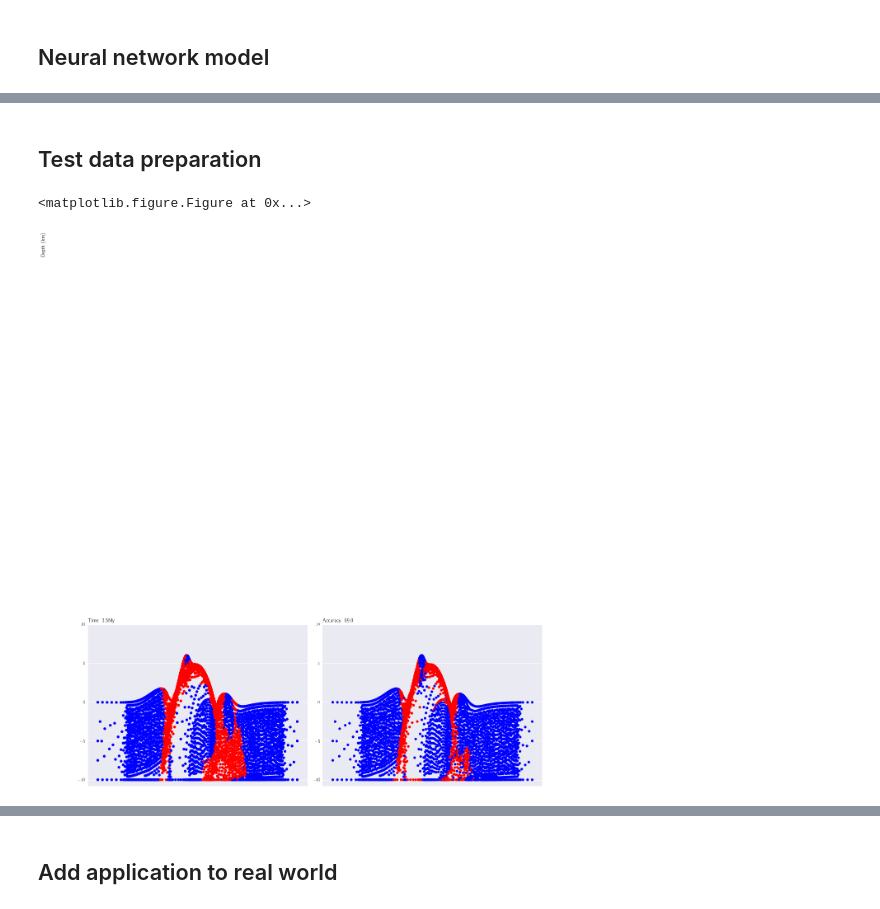
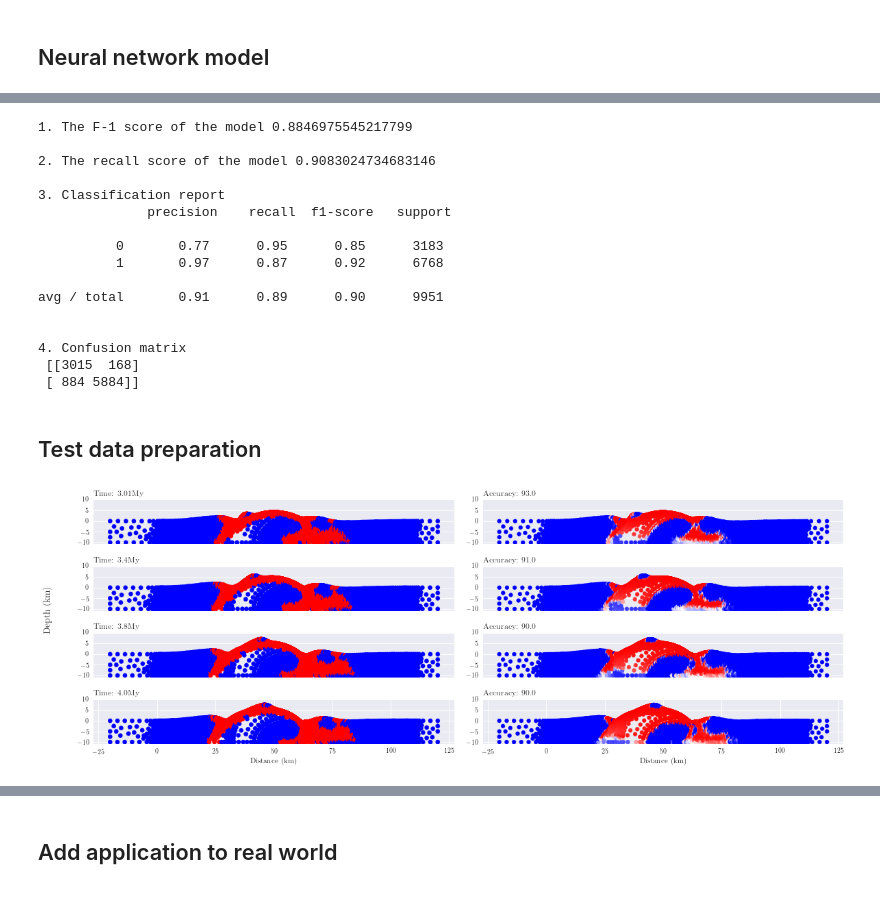
Before and after one commit to msahamed/predict_tectonic_deformation_machine_learning, a Jupyter notebook: build_model_neural_network.ipynb, the cells around one changed output, grey strips where cells are left out. Drawn from its saved outputs; the diff is of its cells as text; code cells hidden in the pictures.

```diff
--- a/build_model_neural_network.ipynb
+++ b/build_model_neural_network.ipynb
@@ -160,6 +186,6 @@ xtrain, xval, ytrain, yval = train_test_split(X, Y, test_size=0.33, random_state
 # %%
 model_name = "Total"
-model = build_neural_network(model_name, xtrain[0:500, :], ytrain[0:500], xval[1000:1500, :], yval[1000:1500])
+model = build_neural_network(model_name, xtrain, ytrain, xval, yval)
 model.train_model(10)
 # %% [output]
 _________________________________________________________________
@@ -186,5 +234,5 @@ Caused by op 'layer_1_input_14', defined at:
 # %%
-val = 350
+val = 400
 file_name = "new_data/totoal."+ str(val) +".csv"
 df_test = pd.read_csv(file_name)
 df_test = df_test.drop_duplicates()
@@ -193,7 +241,7 @@ xtest = df_test[feature_cols]
 ytest = df_test['plastic strain']
 xtest = mms.fit_transform(xtest)
 # %%
-ypred = model.predict(xtest)
+ypred = model.model.predict(xtest)
 # %%
 # histogram of predicted probabilities
 plt.figure(figsize=(12, 4))
@@ -215,7 +263,7 @@ def repredict(ypred):
     length = (ypred.shape)[0]
     newpred = []
     for i in range(length):
-        if ypred[i, 1] >= 0.75:
+        if ypred[i, 1] >= 0.6:
             newpred.append(1)
         else:
             newpred.append(0)
@@ -247,54 +279,71 @@ avg / total       0.91      0.89      0.89      8700
+# %%
+model_report(ytest, newpred_test)
+# %% [output]
+1. The F-1 score of the model 0.8846975545217799
+
+2. The recall score of the model 0.9083024734683146
+
+3. Classification report
+              precision    recall  f1-score   support
+
+          0       0.77      0.95      0.85      3183
+          1       0.97      0.87      0.92      6768
+
+avg / total       0.91      0.89      0.90      9951
+
+
+4. Confusion matrix
+ [[3015  168]
+ [ 884 5884]]
 # %% [markdown]
 ## Test data preparation
 # %%
-times = [350]
+times = [301, 340, 380, 400]
 fig = plt.figure(figsize = (16,6))
 
 for i, val  in enumerate(times):
 
-#     file_name = "new_data/totoal."+ str(val) +".csv"
-#     df_test = pd.read_csv(file_name)
-#     df_test = df_test.drop_duplicates()
-#     threshold = 0.15
-#     df_test['plastic strain'] = np.where(df_test['plastic strain'] > threshold, 1,0)
-#     xtest = df_test[feature_cols]
-#     ytest = df_test['plastic strain']
-#     scale = mms[0]
-#     xtest = scale.fit_transform(xtest)
-#     ypred = np.argmax(deviatoric.model.predict(xtest), axis = 1)
+    file_name = "new_data/totoal."+ str(val) +".csv"
+    df_test = pd.read_csv(file_name)
+    df_test = df_test.drop_duplicates()
+    df_test['plastic strain'] = np.where(df_test['plastic strain'] > threshold, 1,0)
+    xtest = df_test[feature_cols]
+    ytest = df_test['plastic strain']
+    xtest = mms.fit_transform(xtest)
+    ypred = model.model.predict(xtest)
+    newpred_test = repredict(ypred)
     acc = accuracy_score(ytest, newpred_test)
 
     ## Plot figure
-    plt.subplot(1,2, (i+(i+1)))
+    plt.subplot(len(times), 2, (i+(i+1)))
     plt.scatter(x = df_test['coordinate:0']/1e3, y= df_test['coordinate:1']/1e3,
                 c = df_test['plastic strain'], vmin=0, vmax=1, s = 40 , cmap='bwr')
     plt.title('Time: ' + str(val/100.0)+'My', loc='left')
     plt.yticks([10, 5, 0, -5, -10])
     if (i+2) == 5:
         plt.xticks([-25, 0, 25, 50, 75, 100, 125])
         plt.xlabel('Distance (km)')
     else:
         plt.xticks([])
 
 
-    plt.subplot(1,2,(i+(i+2)))
+    plt.subplot(len(times), 2, (i+(i+2)))
     plt.scatter(df_test['coordinate:0']/1e3, y= df_test['coordinate:1']/1e3,\
-                c = newpred_test,\
+                c = ypred[:, 1],\
                 vmin = 0, vmax = 1, s = 35, cmap = 'bwr')
 
     plt.title('Accuracy: '+ str(round(acc, 2)*100) + '%', loc='left')
     plt.yticks([10, 5, 0, -5, -10])
 
     if (i+2) == 5:
         plt.xticks([-25, 0, 25, 50, 75, 100, 125])
         plt.xlabel('Distance (km)')
     else:
         plt.xticks([])
 
 plt.text(-215, 60, 'Depth (km)', rotation=90)
 plt.tight_layout()
 fig.savefig('original_vs_predicted.png')
 plt.show()
 # %% [output]
-<matplotlib.figure.Figure at 0x...>
-[figure, old version]
+[figure, new version]
```
Also changed, not shown: parts of 27 cells of this notebook, 2 other files.
